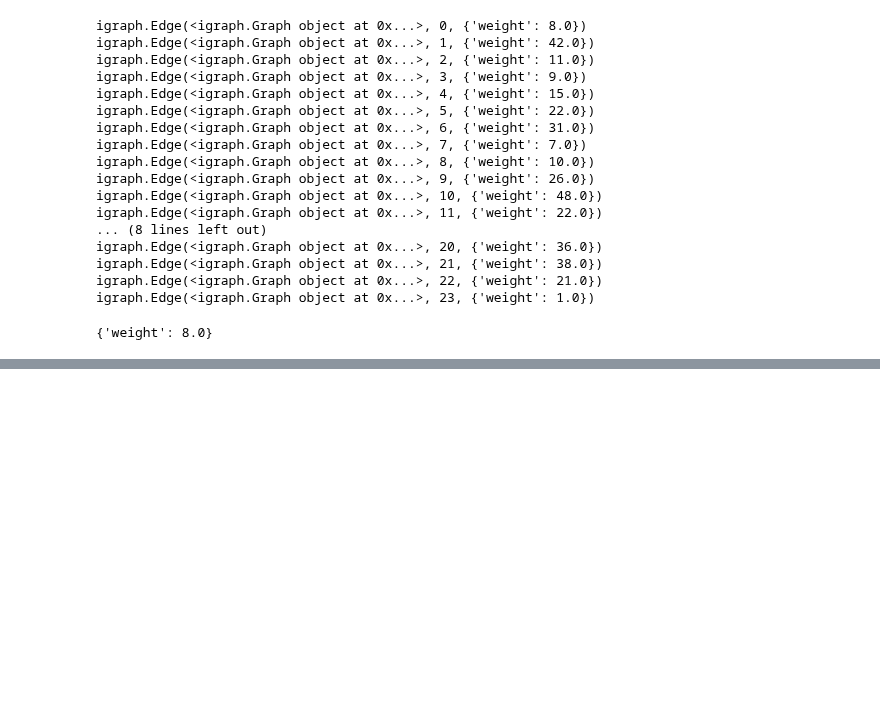
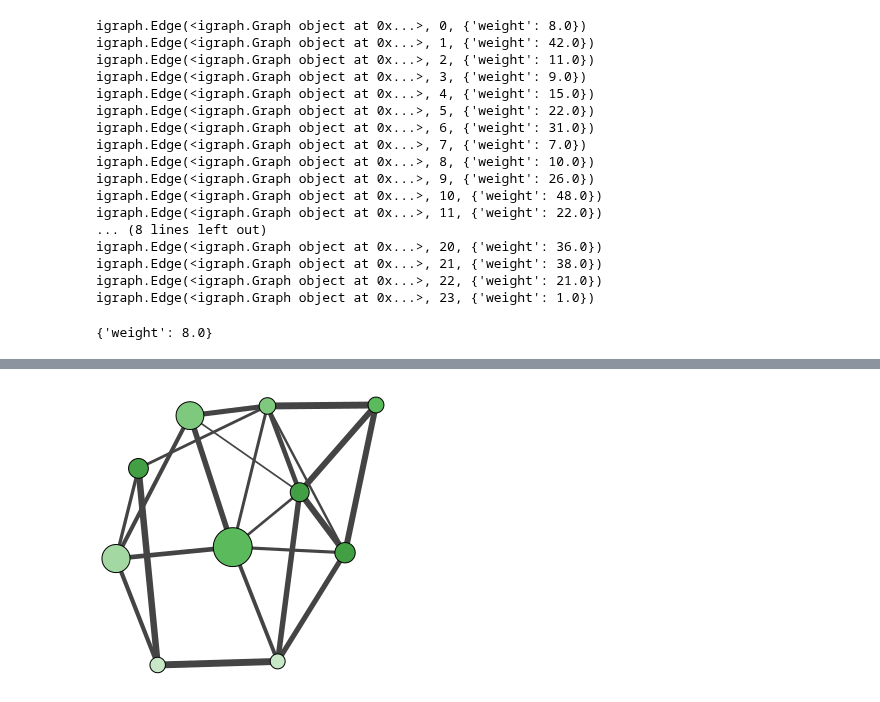
Before and after one commit to AllanLRH/master_thesis, a Jupyter notebook: tryout/igraph_drawing.ipynb, the cells around one changed output, grey strips where cells are left out. Cells and saved outputs as stored; diff of their text form; code cells hidden in the pictures; blank space fills up the shorter version.

Commit message:
Made satisfactory hairball graph!

```diff
--- a/tryout/igraph_drawing.ipynb
+++ b/tryout/igraph_drawing.ipynb
@@ -222,0 +253,11 @@ wrapped_plotter(g, 'test8.pdf', jitter_layout(layout, 0.2))
+# %%
+n = 10
+p = 0.80
+np.random.seed(42)
+adjmat = np.random.rand(n, n)
+adjmat[np.random.rand(n, n) < p] = 0
+np.fill_diagonal(adjmat, 0)
+adjmat = np.round(50*adjmat)
+adjmat_sym = adjmat + adjmat.T
+print(graph.isSymmetric(adjmat_sym))
+print(adjmat_sym)
@@ -222,0 +276,33 @@ wrapped_plotter(g, 'test8.pdf', jitter_layout(layout, 0.2))
+# %%
+gg = ig.Graph.Adjacency((adjmat_sym > 0).tolist(), mode=ig.ADJ_UNDIRECTED)
+gd = ig.Graph.Adjacency((adjmat > 0).tolist(), mode=ig.ADJ_DIRECTED)
+gg.vs['label'] = ['u%.2d' % i for i in range(n)]
+gg.es['weight'] = adjmat[adjmat.nonzero()]
+# %%
+gg.vs['label'] = ['' for el in gg.vs]
+# %%
+blue_colors = ['rgb(206, 239, 246)',
+               'rgb(163, 226, 238)',
+               'rgb(120, 212, 231)',
+               'rgb(76, 198, 223)',
+               'rgb(38, 182, 210)',
+               'rgb(30, 144, 167)']
+shades_of_green = ['rgb(199, 231, 199)',
+                   'rgb(163, 216, 163)',
+                   'rgb(127, 201, 127)',
+                   'rgb(91, 186, 91)',
+                   'rgb(67, 159, 67)',
+                   'rgb(52, 123, 52)']
+gg.vs['color'] = np.random.choice(shades_of_green, size=len(gg.vs)).tolist()
+# %%
+visual_style = {}
+visual_style["vertex_size"] = np.random.randint(4, 8, size=(len(gg.es),)) * np.sqrt(gg.es['weight'])
+visual_style["edge_width"] = np.sqrt(gg.es['weight'])
+visual_style["layout"] = gg.layout_kamada_kawai()
+visual_style["bbox"] = (300, 300)
+visual_style["margin"] = 20
+# visual_style["edge_curved"] = True
+
+ig.plot(gg, **visual_style)
+# %% [output]
+[figure, added]
```
Also changed, not shown: parts of 24 cells of this notebook.
